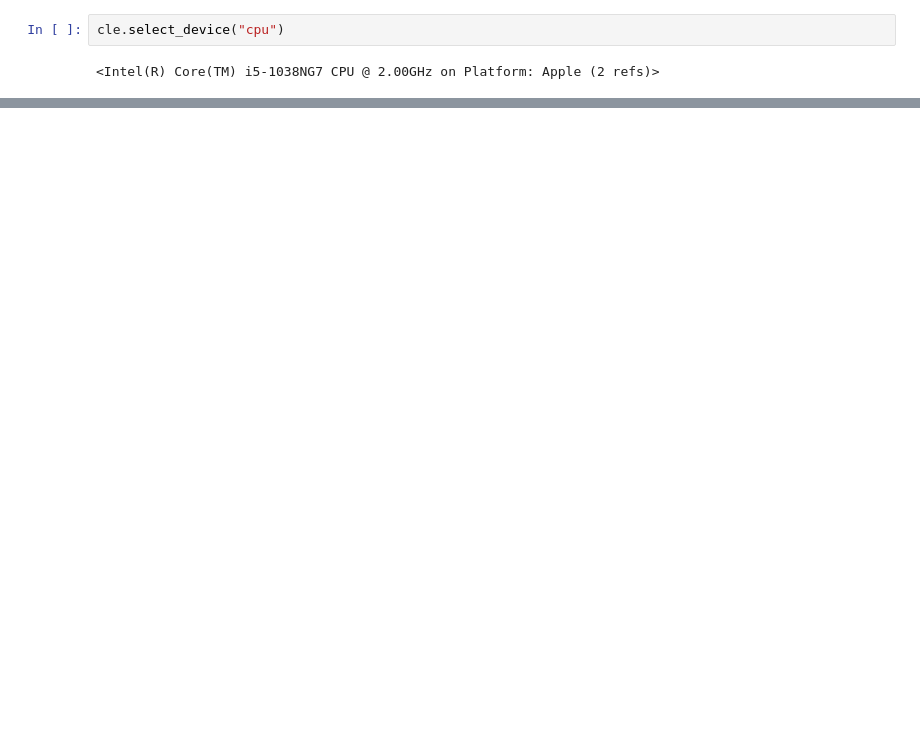
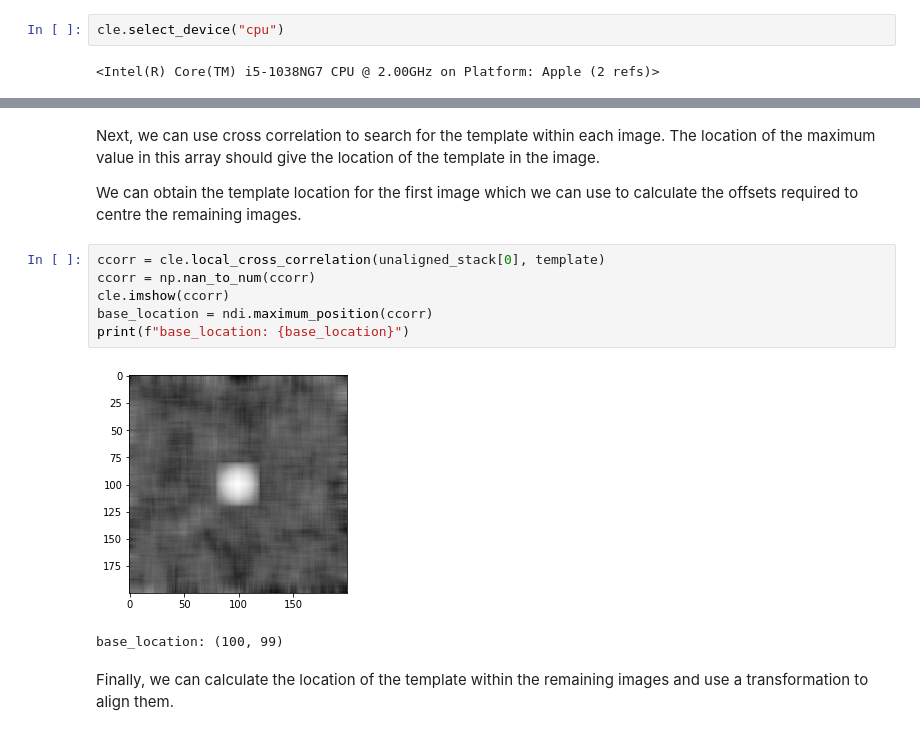
Before and after one commit to clEsperanto/pyclesperanto_prototype, a Jupyter notebook: demo/filter/template_matching.ipynb, the cells around one changed output, grey strips where cells are left out. Cells and saved outputs as stored; diff of their text form; blank space fills up the shorter version.

```diff
--- a/demo/filter/template_matching.ipynb
+++ b/demo/filter/template_matching.ipynb
@@ -83,0 +60,15 @@ viewer.add_image(slice2_downsample)
+# %% [markdown]
+Next, we can use cross correlation to search for the template within each image. The location of the maximum value in this array should give the location of the template in the image.
+
+We can obtain the template location for the first image which we can use to calculate the offsets required to centre the remaining images.
+# %%
+ccorr = cle.local_cross_correlation(unaligned_stack[0], template)
+ccorr = np.nan_to_num(ccorr)
+cle.imshow(ccorr)
+base_location = ndi.maximum_position(ccorr)
+print(f"base_location: {base_location}")
+# %% [output]
+[figure, added]
+base_location: (100, 99)
+# %% [markdown]
+Finally, we can calculate the location of the template within the remaining images and use a transformation to align them.
```
Also changed, not shown: parts of 24 cells of this notebook.
